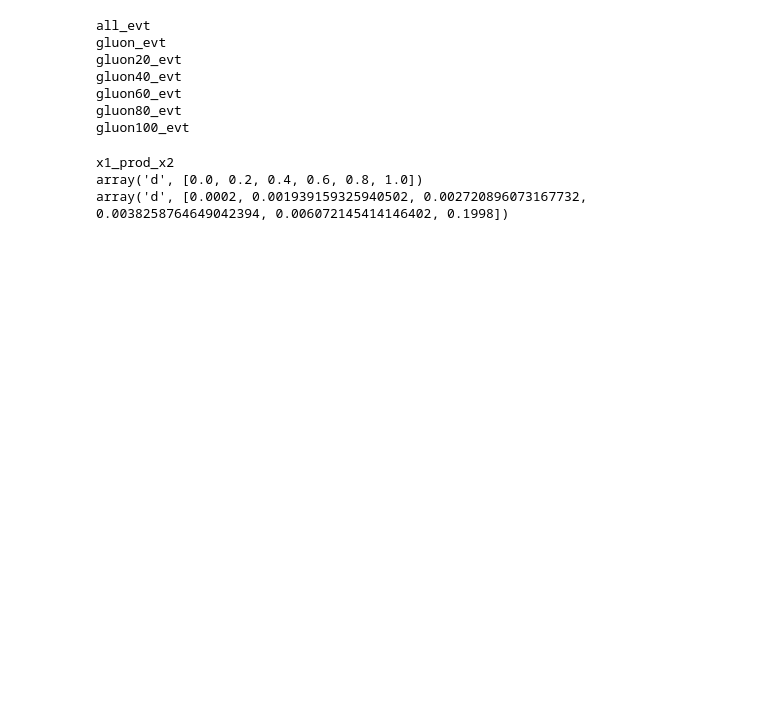
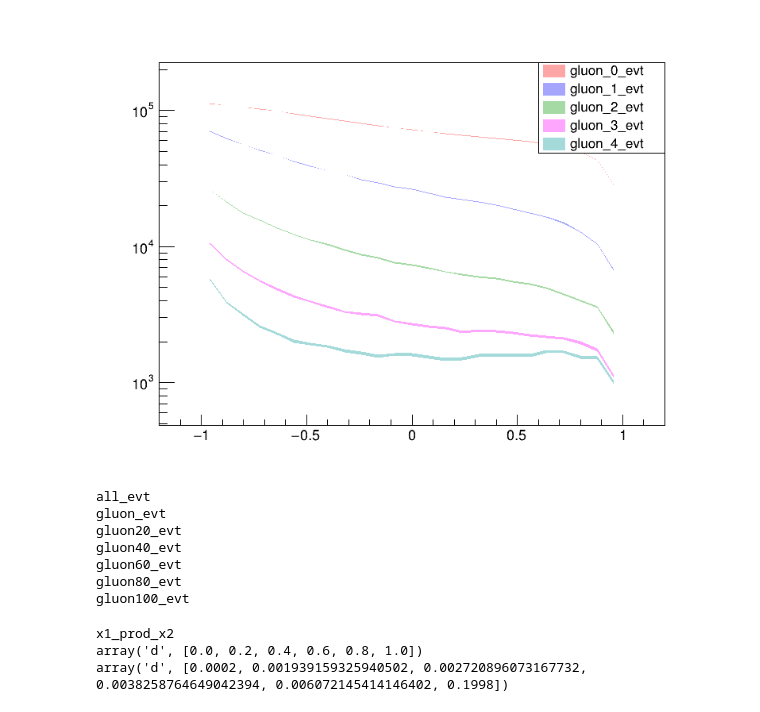
Before and after one commit to alikaanguven/Robert-Gollum, a Jupyter notebook: notebooks/test.ipynb, the cells around one changed output. Drawn from its saved outputs; the diff is of its cells as text; code cells hidden in the pictures; blank space fills up the shorter version.

```diff
--- a/notebooks/test.ipynb
+++ b/notebooks/test.ipynb
@@ -4,0 +66,61 @@ file = ROOT.TFile("/scratch-cbe/users/alikaan.gueven/Gollum/plots/test1/TT2lUnbi
+# %%
+import ROOT
+
+file = ROOT.TFile("/scratch-cbe/users/alikaan.gueven/Gollum/plots/test2/TT2lUnbinned_2016/TT2lUnbinned_2016.root", "READ")
+
+canvas = ROOT.TCanvas("c", "c", 800, 600)
+canvas.SetLogy(True)
+
+legend = ROOT.TLegend(0.7, 0.7, 0.9, 0.9)
+
+dirs   = [k.GetName() for k in file.GetListOfKeys()][2:]
+colors = [ROOT.kRed, ROOT.kBlue, ROOT.kGreen+2, ROOT.kMagenta, ROOT.kCyan+2]
+
+gs = []  # list of TGraphErrors
+
+for j in range(5):
+    label = dirs[j]
+    tdir  = file.Get(label)
+    h     = tdir.Get("tr_cos_phi_lab")
+    h     = h.Rebin(2)
+    g     = ROOT.TGraphErrors(h)
+    gs.append(g)
+
+    g.SetFillColorAlpha(colors[j % len(colors)], 0.35)
+    g.SetLineWidth(0)
+    g.SetMarkerSize(0)
+
+    if j == 0:
+        g.Draw("A3")   # first one defines axes
+    else:
+        g.Draw("3 SAME")
+
+    legend.AddEntry(g, label, "f")  # "f" = filled box
+
+# --- compute global ymin / ymax across all graphs ---
+ymax = 0
+ymin = 1e9
+for g in gs:
+    for i in range(g.GetN()):
+        y  = g.GetY()[i]
+        ey = g.GetEY()[i]
+        ymax = max(ymax, y + ey)
+        if y - ey > 0:
+            ymin = min(ymin, y - ey)
+
+# protect ymin in log scale
+if ymin <= 0:
+    ymin = 0.5
+
+# adjust the axis histogram (from first graph)
+ROOT.gPad.Update()
+ax = gs[0].GetHistogram()
+ax.SetMaximum(ymax * 2.0)
+ax.SetMinimum(ymin / 2.0)
+
+legend.Draw()
+canvas.Modified()
+canvas.Update()
+canvas.Draw()
+# canvas.SaveAs("bands.png")
+# %% [output]
@@ -5,3 +128,4 @@ file = ROOT.TFile("/scratch-cbe/users/alikaan.gueven/Gollum/plots/test1/TT2lUnbi
+[figure, added]
 # %%
 for key in file.GetListOfKeys():
     print(key.GetName())
```
Also changed, not shown: parts of 12 cells of this notebook, 10 other files.
